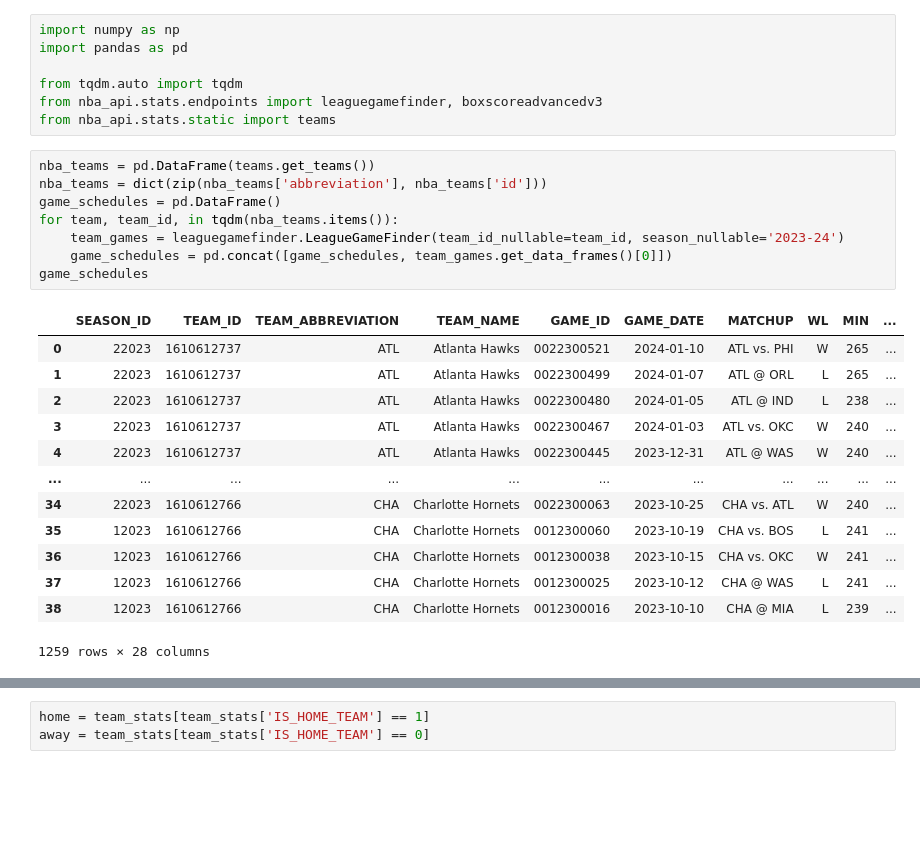
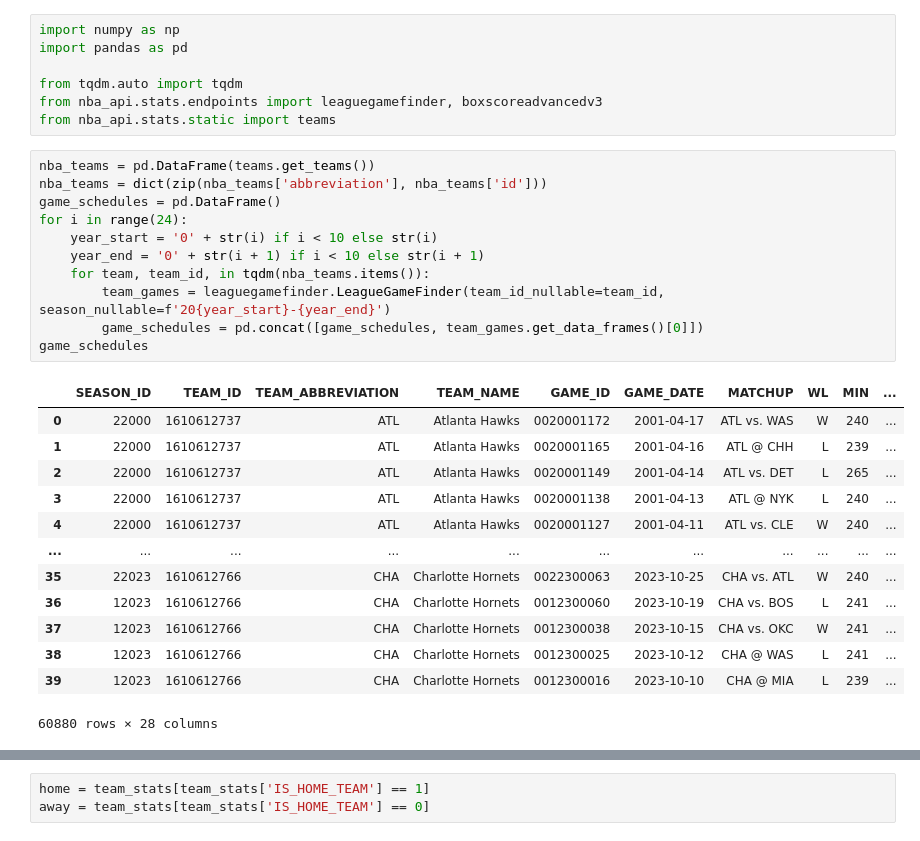
Before and after one commit to jakezur1/nbAI, a Jupyter notebook: data.ipynb, the cells around one changed output, grey strips where cells are left out. Saved outputs shown, nothing was run; the diff lists cells and outputs as text; blank space fills up the shorter version.

```diff
--- a/data.ipynb
+++ b/data.ipynb
@@ -8,25 +8,28 @@ from nba_api.stats.static import teams
 # %%
 nba_teams = pd.DataFrame(teams.get_teams())
 nba_teams = dict(zip(nba_teams['abbreviation'], nba_teams['id']))
 game_schedules = pd.DataFrame()
-for team, team_id, in tqdm(nba_teams.items()):
-    team_games = leaguegamefinder.LeagueGameFinder(team_id_nullable=team_id, season_nullable='2023-24')
-    game_schedules = pd.concat([game_schedules, team_games.get_data_frames()[0]])
+for i in range(24):
+    year_start = '0' + str(i) if i < 10 else str(i)
+    year_end = '0' + str(i + 1) if i < 10 else str(i + 1)
+    for team, team_id, in tqdm(nba_teams.items()):
+        team_games = leaguegamefinder.LeagueGameFinder(team_id_nullable=team_id, season_nullable=f'20{year_start}-{year_end}')
+        game_schedules = pd.concat([game_schedules, team_games.get_data_frames()[0]])
 game_schedules
 # %% [output]
 |  | SEASON_ID | TEAM_ID | TEAM_ABBREVIATION | TEAM_NAME | GAME_ID | GAME_DATE | MATCHUP | WL | MIN | ... |
-| 0 | 22023 | 1610612737 | ATL | Atlanta Hawks | 0022300521 | 2024-01-10 | ATL vs. PHI | W | 265 | ... |
-| 1 | 22023 | 1610612737 | ATL | Atlanta Hawks | 0022300499 | 2024-01-07 | ATL @ ORL | L | 265 | ... |
-| 2 | 22023 | 1610612737 | ATL | Atlanta Hawks | 0022300480 | 2024-01-05 | ATL @ IND | L | 238 | ... |
-| 3 | 22023 | 1610612737 | ATL | Atlanta Hawks | 0022300467 | 2024-01-03 | ATL vs. OKC | W | 240 | ... |
-| 4 | 22023 | 1610612737 | ATL | Atlanta Hawks | 0022300445 | 2023-12-31 | ATL @ WAS | W | 240 | ... |
+| 0 | 22000 | 1610612737 | ATL | Atlanta Hawks | 0020001172 | 2001-04-17 | ATL vs. WAS | W | 240 | ... |
+| 1 | 22000 | 1610612737 | ATL | Atlanta Hawks | 0020001165 | 2001-04-16 | ATL @ CHH | L | 239 | ... |
+| 2 | 22000 | 1610612737 | ATL | Atlanta Hawks | 0020001149 | 2001-04-14 | ATL vs. DET | L | 265 | ... |
+| 3 | 22000 | 1610612737 | ATL | Atlanta Hawks | 0020001138 | 2001-04-13 | ATL @ NYK | L | 240 | ... |
+| 4 | 22000 | 1610612737 | ATL | Atlanta Hawks | 0020001127 | 2001-04-11 | ATL vs. CLE | W | 240 | ... |
 | ... | ... | ... | ... | ... | ... | ... | ... | ... | ... | ... |
-| 34 | 22023 | 1610612766 | CHA | Charlotte Hornets | 0022300063 | 2023-10-25 | CHA vs. ATL | W | 240 | ... |
-| 35 | 12023 | 1610612766 | CHA | Charlotte Hornets | 0012300060 | 2023-10-19 | CHA vs. BOS | L | 241 | ... |
-| 36 | 12023 | 1610612766 | CHA | Charlotte Hornets | 0012300038 | 2023-10-15 | CHA vs. OKC | W | 241 | ... |
-| 37 | 12023 | 1610612766 | CHA | Charlotte Hornets | 0012300025 | 2023-10-12 | CHA @ WAS | L | 241 | ... |
-| 38 | 12023 | 1610612766 | CHA | Charlotte Hornets | 0012300016 | 2023-10-10 | CHA @ MIA | L | 239 | ... |
+| 35 | 22023 | 1610612766 | CHA | Charlotte Hornets | 0022300063 | 2023-10-25 | CHA vs. ATL | W | 240 | ... |
+| 36 | 12023 | 1610612766 | CHA | Charlotte Hornets | 0012300060 | 2023-10-19 | CHA vs. BOS | L | 241 | ... |
+| 37 | 12023 | 1610612766 | CHA | Charlotte Hornets | 0012300038 | 2023-10-15 | CHA vs. OKC | W | 241 | ... |
+| 38 | 12023 | 1610612766 | CHA | Charlotte Hornets | 0012300025 | 2023-10-12 | CHA @ WAS | L | 241 | ... |
+| 39 | 12023 | 1610612766 | CHA | Charlotte Hornets | 0012300016 | 2023-10-10 | CHA @ MIA | L | 239 | ... |
-1259 rows × 28 columns
+60880 rows × 28 columns
 # %%
 # Don't run twice, or else you have to rerun above cell
 cleaned_games = game_schedules
```
Also changed, not shown: parts of 10 cells of this notebook.
